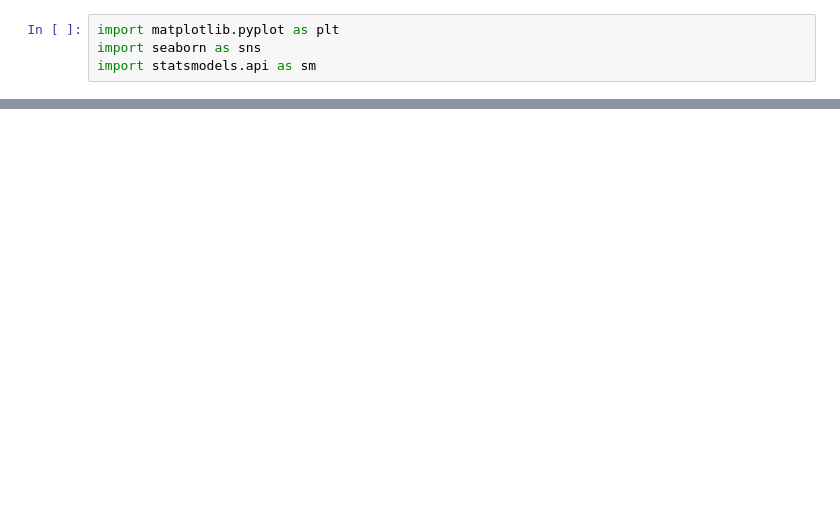
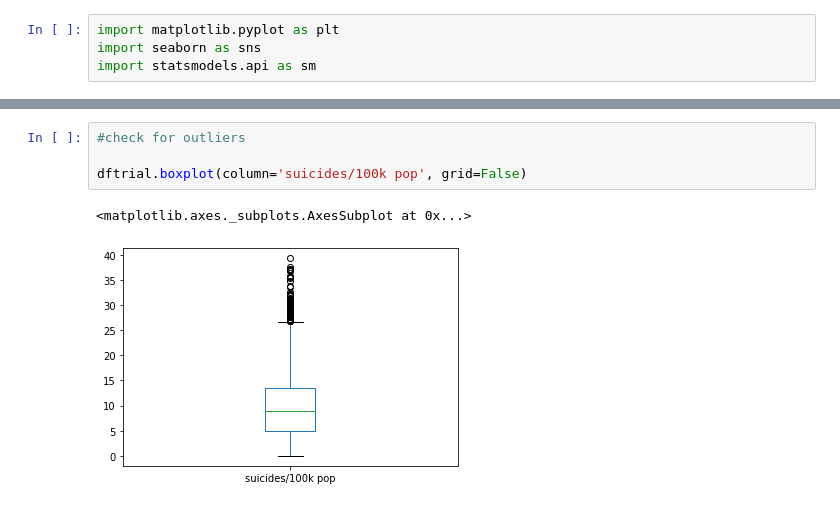
Before and after one commit to Brunadiasmiguel/depression, a Jupyter notebook: data-wrangling/country-sex-age2.ipynb, the cells around one changed output, grey strips where cells are left out. Cells and saved outputs as stored; diff of their text form; blank space fills up the shorter version.

```diff
--- a/data-wrangling/country-sex-age2.ipynb
+++ b/data-wrangling/country-sex-age2.ipynb
@@ -481,0 +534,7 @@ sns.scatterplot(data=yo,
+# %%
+#check for outliers
+
+dftrial.boxplot(column='suicides/100k pop', grid=False)
+# %% [output]
+<matplotlib.axes._subplots.AxesSubplot at 0x...>
+[figure, added]
```
Also changed, not shown: parts of 43 cells of this notebook.
